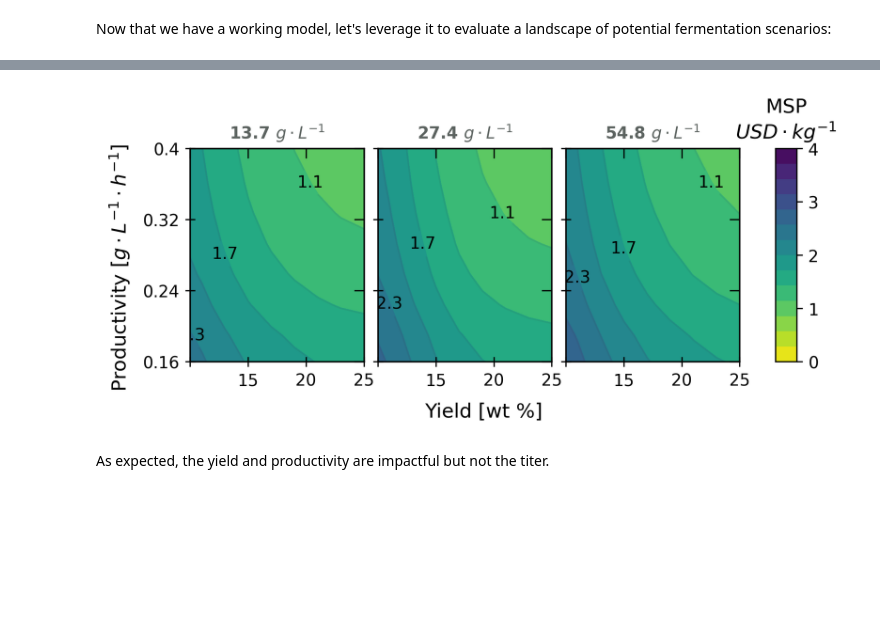
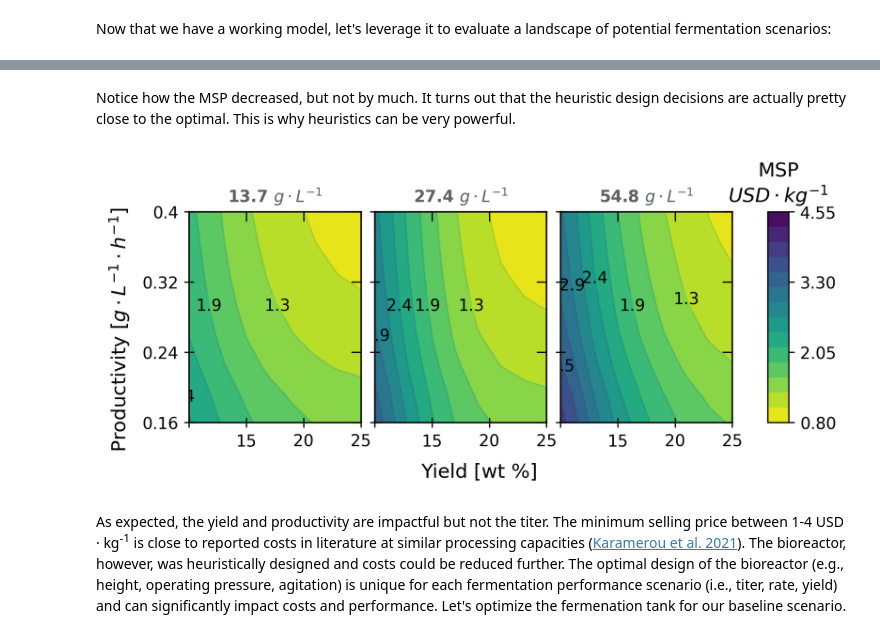
Before and after one commit to BioSTEAMDevelopmentGroup/How2STEAM, a Jupyter notebook: case_studies/Aerated_bioreactor_design.ipynb, the cells around one changed output, grey strips where cells are left out. Saved outputs shown, nothing was run; the diff lists cells and outputs as text; code cells hidden in the pictures; blank space fills up the shorter version.

Commit message:
add optimization to tutorial

```diff
--- a/case_studies/Aerated_bioreactor_design.ipynb
+++ b/case_studies/Aerated_bioreactor_design.ipynb
@@ -249,6 +249,7 @@ microbial_lipids_sys = bst.System.from_units(
     'microbial_lipids_sys',
     units=[E1, M1, AB1, *lipid_extraction_sys.units]
 )
+microbial_lipids_sys.set_tolerance(mol=1e-9, rmol=1e-9)
 microbial_lipids_sys.simulate()
 microbial_lipids_sys.diagram(auxiliaries=1)
 # %% [output]
@@ -306,2 +307,34 @@ microbial_lipids_tea.solve_price(lipid_product)
 # %% [markdown]
 Now that we have a working model, let's leverage it to evaluate a landscape of potential fermentation scenarios:
+# %%
+model = bst.Model(microbial_lipids_sys) # Setup optimization model
+model.parameter('P', AB1, bounds=[101325, 10 * 101325])
+model.parameter('kW_per_m3', AB1, bounds=[0.1, 1])
+model.parameter('length_to_diameter', AB1, bounds=[1, 12])
+
+@model.indicator
+def MSP(): return microbial_lipids_tea.solve_price(lipid_product)
+
+print(
+f"""
+Heuristic design decisions
+--------------------------
+MSP -> {MSP():.3g} USD/Kg
+Air pressure: {int(AB1.P)} Pa
+Agitation power: {AB1.kW_per_m3:.3g} kW/m3
+Length to diameter: {AB1.length_to_diameter:.3g}
+"""
+)
+
+model.optimize(loss=MSP, method='differential evolution')
+
+print(
+f"""
+Optimized design decisions
+--------------------------
+MSP -> {MSP():.3g} USD/Kg
+Air pressure: {int(AB1.P)} Pa
+Agitation power: {AB1.kW_per_m3:.3g} kW/m3
+Length to diameter: {AB1.length_to_diameter:.3g}
+"""
+)
@@ -308,3 +356,5 @@ Now that we have a working model, let's leverage it to evaluate a landscape of p
+# %% [markdown]
+Notice how the MSP decreased, but not by much. It turns out that the heuristic design decisions are actually pretty close to the optimal. This is why heuristics can be very powerful.
 # %%
 import numpy as np
 from matplotlib import pyplot as plt, rcParams
@@ -321,37 +371,37 @@ def MSP_at_yield_productivity_titer(lipid_yield, productivity, titer):
         microbial_lipids_sys.simulate()
         MSP[i] = microbial_lipids_tea.solve_price(lipid_product)
     return MSP
 
-titer = np.array([
+titer_values = np.array([
     0.5 * titer,
     titer,
     2 * titer,
 ])
 xlim = np.array([0.5 * lipid_yield, 1.5 * lipid_yield])
 ylim = np.array([0.5 * productivity, 1.5 * productivity])
 X, Y, Z = bst.plots.generate_contour_data(
     MSP_at_yield_productivity_titer,
     xlim=xlim, ylim=ylim,
-    args=(titer,),
+    args=(titer_values,),
     n=10,
 )
 
 # Plot contours
 xlabel = "Yield [wt %]"
 ylabel = 'Productivity [$g \cdot L^{-1} \cdot h^{-1}$]'
 units = r'$g \cdot L^{-1}$'
-titles = [f"{round(i, 2)} {units}" for i in titer]
+titles = [f"{round(i, 2)} {units}" for i in titer_values]
 xticks = [10, 15, 20, 25]
 yticks = [0.16, 0.24, 0.32, 0.40]
 metric_bar = bst.plots.MetricBar(
     'MSP', '$USD \cdot kg^{-1}$', plt.cm.get_cmap('viridis_r'),
-    bst.plots.rounded_tickmarks_from_data(Z, 5, 1, expand=0, p=0.5), 15, 1
+    bst.plots.rounded_tickmarks_from_data(Z, 4, 0.4, expand=0, p=0.05), 15, 1
 )
 fig, axes, CSs, CB, other_axes = bst.plots.plot_contour_single_metric(
     100 * X, Y, Z[:, :, None, :], xlabel, ylabel, xticks, yticks, metric_bar,
     titles=titles, fillcolor=None, styleaxiskw=dict(xtick0=False), label=True,
 )
 # %% [output]
-[figure, old version]
+[figure, new version]
 # %% [markdown]
-As expected, the yield and productivity are impactful but not the titer.
+As expected, the yield and productivity are impactful but not the titer. The minimum selling price between 1-4 USD &middot; kg<sup>-1</sup> is close to reported costs in literature at similar processing capacities ([Karamerou et al. 2021](https://pmc.ncbi.nlm.nih.gov/articles/PMC7934523/)). The bioreactor, however, was heuristically designed and costs could be reduced further. The optimal design of the bioreactor (e.g., height, operating pressure, agitation) is unique for each fermentation performance scenario (i.e., titer, rate, yield) and can significantly impact costs and performance. Let's optimize the fermenation tank for our baseline scenario.
```
Also changed, not shown: parts of 3 cells of this notebook, 1 other file.
